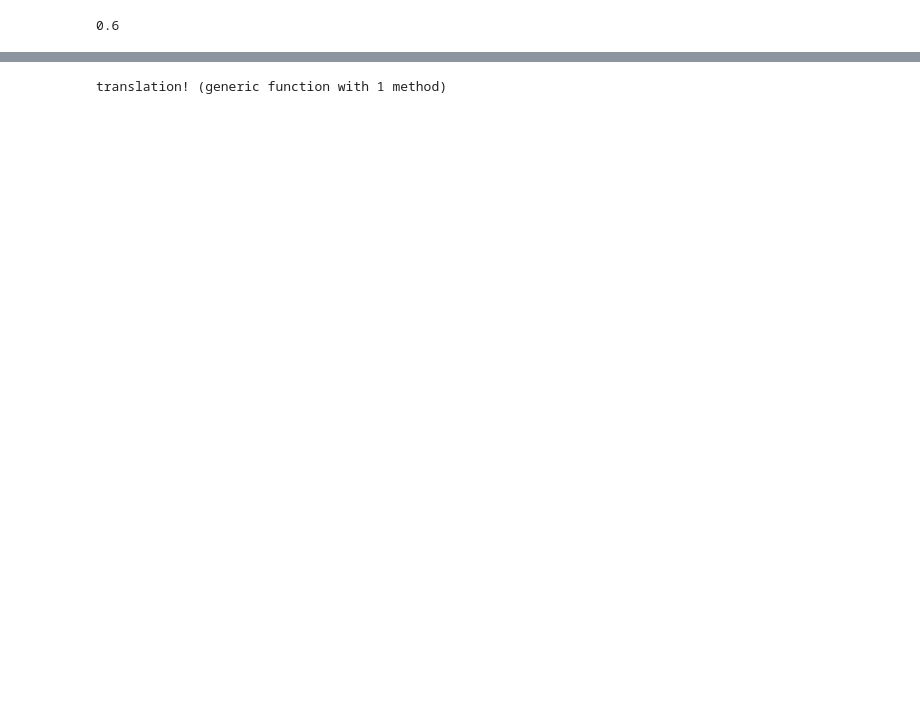
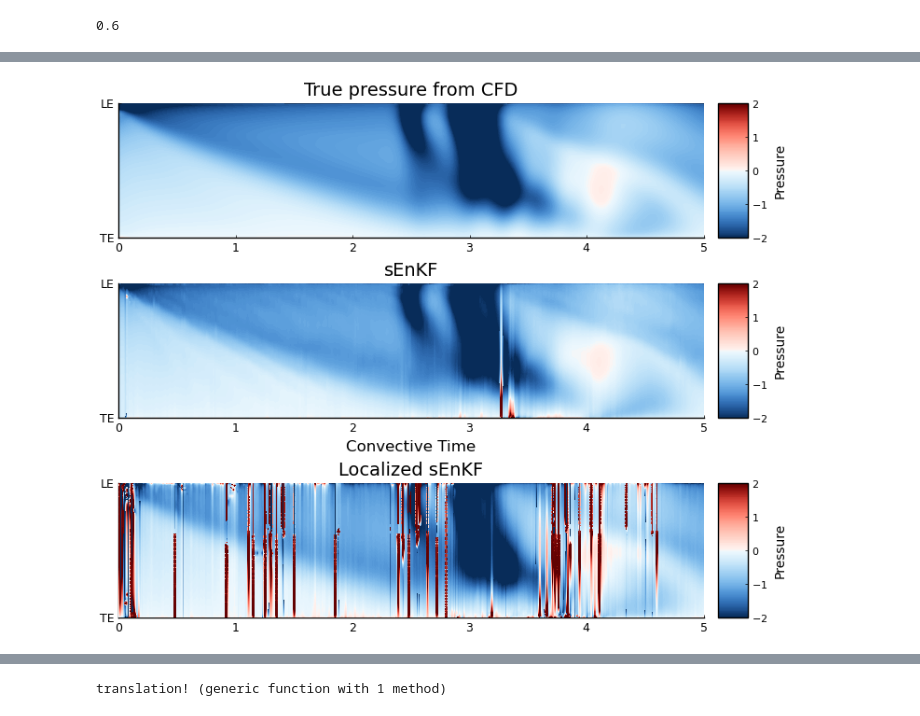
Before and after one commit to mleprovost/LocalizedVortex.jl, a Jupyter notebook: notebooks/Data assimilation for translating flat plate with sEnKF and localized sEnKF .ipynb, the cells around one changed output, grey strips where cells are left out. Cells and saved outputs as stored; diff of their text form; code cells hidden in the pictures; blank space fills up the shorter version.

```diff
--- a/notebooks/Data assimilation for translating flat plate with sEnKF and localized sEnKF .ipynb
+++ b/notebooks/Data assimilation for translating flat plate with sEnKF and localized sEnKF .ipynb
@@ -160,14 +193,16 @@ plt
 # %%
-# Compare spatiotemporal pressure maps
+# Spatiotemporal pressure maps
 let s = [-0.5config.L*cos(θ) for θ in range(0.0, stop = π, length = config.N)][pressure_taps],
-    model_pressures = hcat((measure_state(vcat(mean(Xa[i+1]; dims = 2),config.tesp), t, config, pressure_taps) for (i,t) in enumerate(T))...),
-    filtmodel_pressures = hcat((cleansignal(7)(measure_state(vcat(mean(Xa[i+1]; dims = 2),config.tesp), t, config, pressure_taps)) for (i,t) in enumerate(T))...),
+    senkf_pressures = hcat((measure_state(vcat(mean(Xa[i+1]; dims = 2),config.tesp), t, config, pressure_taps) for (i,t) in enumerate(T))...),
+    loc_pressures = hcat((measure_state(vcat(mean(Xa_loc[i+1]; dims = 2),config.tesp), t, config, pressure_taps) for (i,t) in enumerate(T))...),
     cfd_pressures = hcat((cfd_pressure(t, pressure_taps, config, pressure_data) for t in T)...)
 
     plt = plot(layout = (3,1), size = (800, 600))
-    contourf!(T, s, [cfd_pressures, model_pressures, filtmodel_pressures],
-        title = ["\$\\mathrm{Re} = 500\$ CFD" "ETKF Mean Non-filtered" "ETKF Filtered"],
+    contourf!(T, s, [cfd_pressures, senkf_pressures, loc_pressures],
+        title = ["True pressure from CFD" "sEnKF" "Localized sEnKF"],
         levels = range(-2.0, stop  = 2.0, length = 151), clims = (-2, 2), color = cgrad(reverse(colormap("RdBu"))), xlabel = ["" "Convective Time"],
         yticks = ([0.5, -0.5], ["LE", "TE"]), background_color_inside = colormap("RdBu")[end], colorbar_title="Pressure")
 end
+# %% [output]
+[figure, added]
 # %%
```
Also changed, not shown: parts of 29 cells of this notebook, 1 other file.
